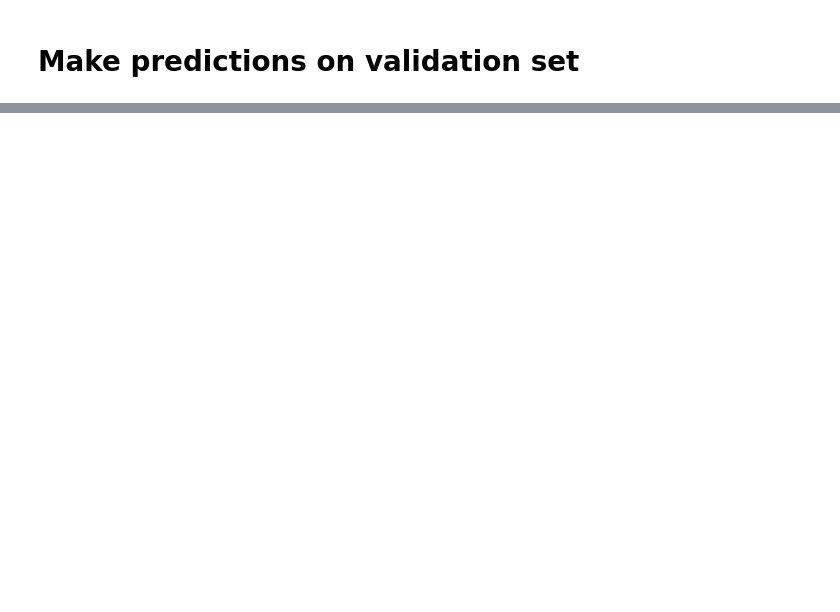
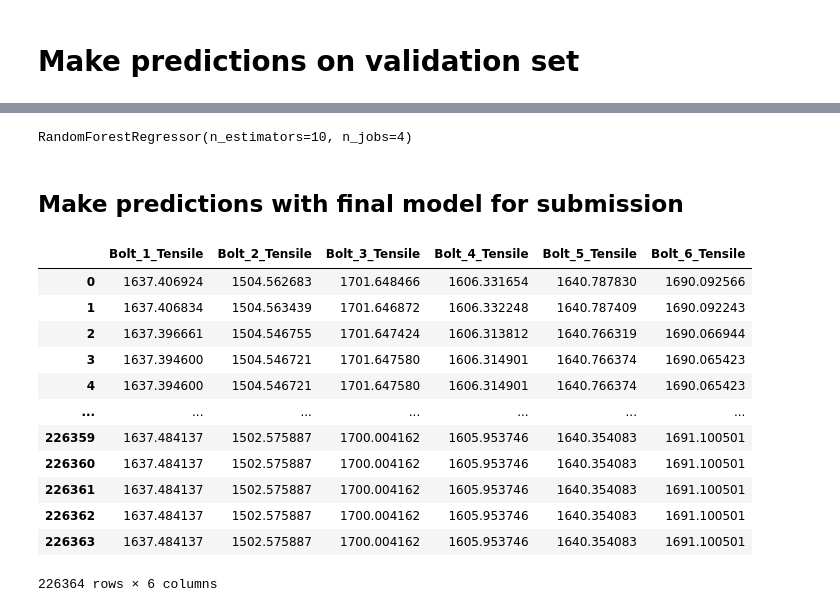
Before and after one commit to thomasht86/krafthack2022, a Jupyter notebook: notebooks/tht-cv.ipynb, the cells around one changed output, grey strips where cells are left out. Saved outputs shown, nothing was run; the diff lists cells and outputs as text; code cells hidden in the pictures; blank space fills up the shorter version.

```diff
--- a/notebooks/tht-cv.ipynb
+++ b/notebooks/tht-cv.ipynb
@@ -361,0 +601,2 @@ Bolt_1_Tensile
+# %%
+df_X, df_y = split_x_y(final_df)
@@ -361,0 +614,5 @@ Bolt_1_Tensile
+# %%
+model = RandomForestRegressor(n_estimators=10, n_jobs=4)
+model.fit(df_X, df_y)
+# %% [output]
+RandomForestRegressor(n_estimators=10, n_jobs=4)
@@ -361,0 +622,2 @@ Bolt_1_Tensile
+# %% [markdown]
+## Make predictions with final model for submission
@@ -361,0 +626,17 @@ Bolt_1_Tensile
+# %%
+df_preds = pd.DataFrame(preds, columns=df_y.columns)
+df_preds
+# %% [output]
+|  | Bolt_1_Tensile | Bolt_2_Tensile | Bolt_3_Tensile | Bolt_4_Tensile | Bolt_5_Tensile | Bolt_6_Tensile |
+| 0 | 1637.406924 | 1504.562683 | 1701.648466 | 1606.331654 | 1640.787830 | 1690.092566 |
+| 1 | 1637.406834 | 1504.563439 | 1701.646872 | 1606.332248 | 1640.787409 | 1690.092243 |
+| 2 | 1637.396661 | 1504.546755 | 1701.647424 | 1606.313812 | 1640.766319 | 1690.066944 |
+| 3 | 1637.394600 | 1504.546721 | 1701.647580 | 1606.314901 | 1640.766374 | 1690.065423 |
+| 4 | 1637.394600 | 1504.546721 | 1701.647580 | 1606.314901 | 1640.766374 | 1690.065423 |
+| ... | ... | ... | ... | ... | ... | ... |
+| 226359 | 1637.484137 | 1502.575887 | 1700.004162 | 1605.953746 | 1640.354083 | 1691.100501 |
+| 226360 | 1637.484137 | 1502.575887 | 1700.004162 | 1605.953746 | 1640.354083 | 1691.100501 |
+| 226361 | 1637.484137 | 1502.575887 | 1700.004162 | 1605.953746 | 1640.354083 | 1691.100501 |
+| 226362 | 1637.484137 | 1502.575887 | 1700.004162 | 1605.953746 | 1640.354083 | 1691.100501 |
+| 226363 | 1637.484137 | 1502.575887 | 1700.004162 | 1605.953746 | 1640.354083 | 1691.100501 |
+226364 rows × 6 columns
```
Also changed, not shown: parts of 65 cells of this notebook, 2 other files.
